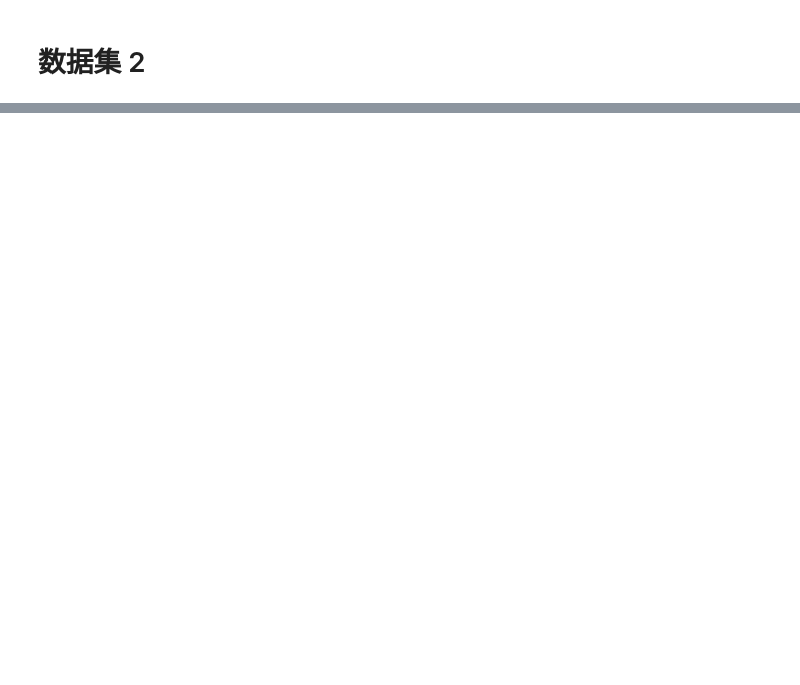
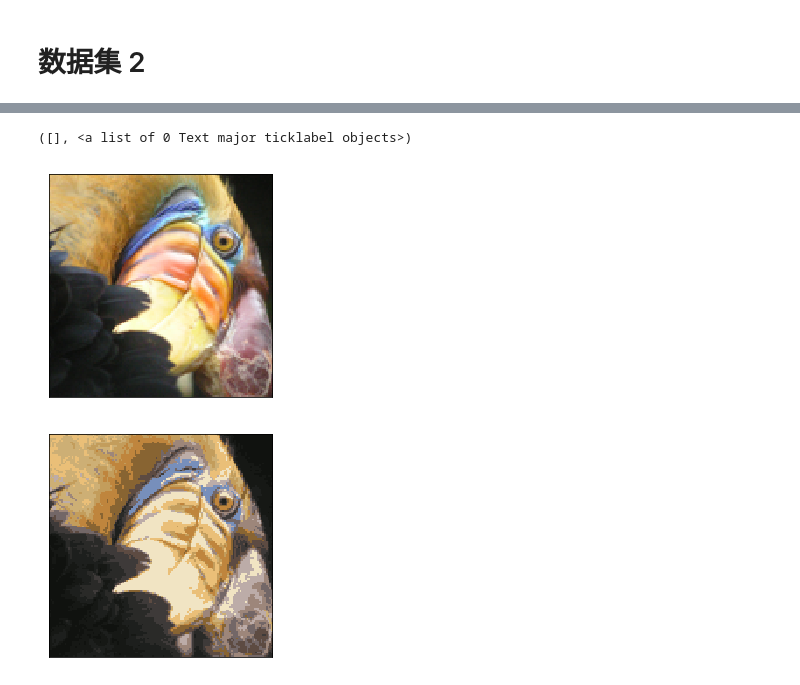
Before and after one commit to taoxianpeng/Machine_Learning_WuEnda, a Jupyter notebook: ex7.ipynb, the cells around one changed output, grey strips where cells are left out. Cells and saved outputs as stored; diff of their text form; code cells hidden in the pictures; blank space fills up the shorter version.

```diff
--- a/ex7.ipynb
+++ b/ex7.ipynb
@@ -149,0 +155,6 @@ K_means(X2,3,loc=4)
+# %%
+mat3 = loadmat('./ex7_data/bird_small.mat')
+A = mat3['A']
+# %%
+X3 = A.reshape(-1,3)
+cs, c = K_means(X3,16)
@@ -149,0 +165,19 @@ K_means(X2,3,loc=4)
+# %%
+pre_image = X3
+cs = np.array(cs)
+c_ = c[3]
+for i in range(16):
+    index_cs = np.argwhere(cs == i).flatten()
+    pre_image[index_cs] = c_[i]
+# %%
+pre_image = pre_image.reshape(128,128,3)
+plt.matshow(A)
+plt.yticks([])
+plt.xticks([])
+plt.matshow(pre_image)
+plt.yticks([])
+plt.xticks([])
+# %% [output]
+([], <a list of 0 Text major ticklabel objects>)
+[figure, added]
+[figure, added]
```
Also changed, not shown: parts of 10 cells of this notebook.
